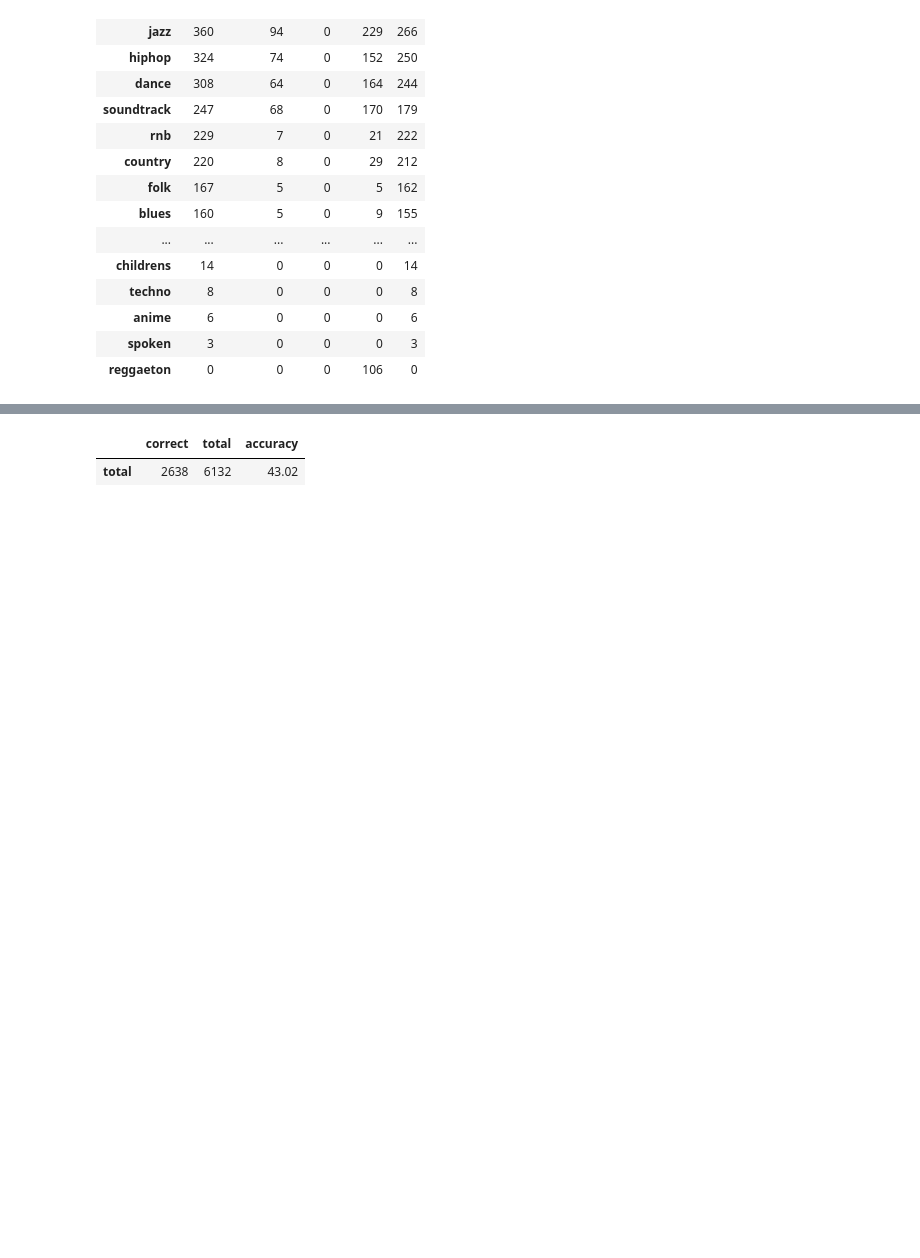
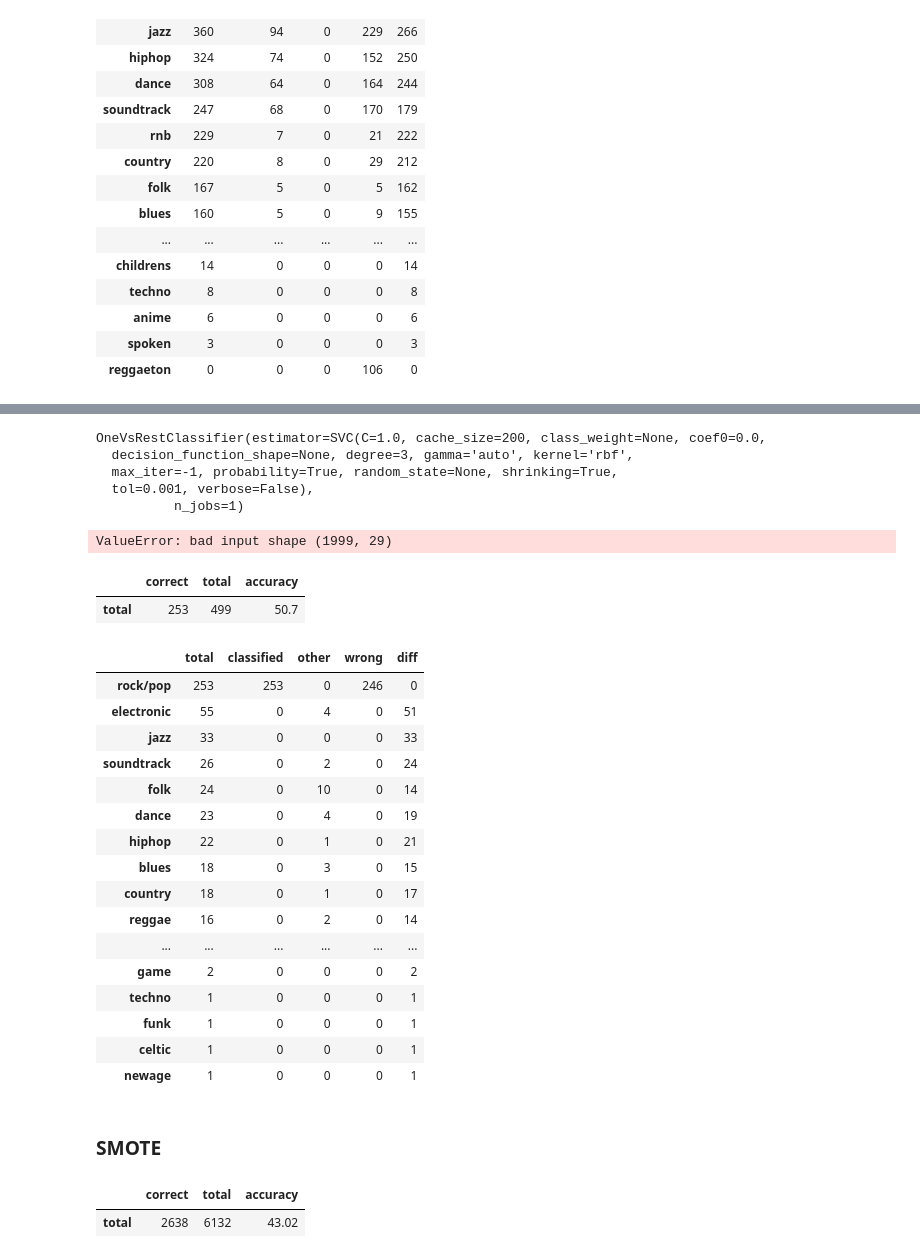
Before and after one commit to RyuuTDF/AcousticBrainz, a Jupyter notebook: SVM.ipynb, the cells around one changed output, grey strips where cells are left out. Cells and saved outputs as stored; diff of their text form; code cells hidden in the pictures; blank space fills up the shorter version.

Commit message:
update multilabel

```diff
--- a/SVM.ipynb
+++ b/SVM.ipynb
@@ -386,10 +411,63 @@ gr_label_new = MultiLabelBinarizer().fit_transform(gr_label_new)
 # %%
 from sklearn.svm import SVC
-classif = OneVsRestClassifier(SVC(kernel='linear'))
-
-results_smote_knn = do_experiment(classif,
-                                 training_data,
-                                 gr_label_new)
+classif = OneVsRestClassifier(SVC(probability=True))
+pipeline_multi = make_pipeline(SMOTE(random_state=RANDOM_STATE), classif)
+# %%
+classif.fit(training_data[1:2000], gr_label_new)
+# %% [output]
+OneVsRestClassifier(estimator=SVC(C=1.0, cache_size=200, class_weight=None, coef0=0.0,
+  decision_function_shape=None, degree=3, gamma='auto', kernel='rbf',
+  max_iter=-1, probability=True, random_state=None, shrinking=True,
+  tol=0.001, verbose=False),
+          n_jobs=1)
+# %%
+pipeline_multi.fit(training_data[1:2000], gr_label_new)
+# %% [output]
+ValueError: bad input shape (1999, 29)
+# %%
+pred_multi = classif.predict(training_data[2001:2500])
+# %%
+pred_label = []
+for prediction in pred_multi:
+    check_array = np.where(prediction==1)
+    i= check_array[0][0]
+    label = genre_class[i]
+#     label = ''
+#     for item in check_array:
+#         new_label = genre_class[item]
+#         if label== '':
+#             label = new_label
+#         else:
+#             label = label +','+ new_label
+    pred_label.append(label)
+# %%
+%run Evaluation.ipynb
+evaluation_results = evaluate(pred_label, groundtruth[2001:2500]['main_genres'])
+
+display(evaluation_results[0])
+display(evaluation_results[1])
+# %% [output]
+|  | correct | total | accuracy |
+| total | 253 | 499 | 50.7 |
+|  | total | classified | other | wrong | diff |
+| rock/pop | 253 | 253 | 0 | 246 | 0 |
+| electronic | 55 | 0 | 4 | 0 | 51 |
+| jazz | 33 | 0 | 0 | 0 | 33 |
+| soundtrack | 26 | 0 | 2 | 0 | 24 |
+| folk | 24 | 0 | 10 | 0 | 14 |
+| dance | 23 | 0 | 4 | 0 | 19 |
+| hiphop | 22 | 0 | 1 | 0 | 21 |
+| blues | 18 | 0 | 3 | 0 | 15 |
+| country | 18 | 0 | 1 | 0 | 17 |
+| reggae | 16 | 0 | 2 | 0 | 14 |
+| ... | ... | ... | ... | ... | ... |
+| game | 2 | 0 | 0 | 0 | 2 |
+| techno | 1 | 0 | 0 | 0 | 1 |
+| funk | 1 | 0 | 0 | 0 | 1 |
+| celtic | 1 | 0 | 0 | 0 | 1 |
+| newage | 1 | 0 | 0 | 0 | 1 |
+# %% [markdown]
+### SMOTE
 # %%
 # pipeline_svc = make_pipeline(NearMiss(version=2, random_state=RANDOM_STATE),
 #                          LinearSVC(random_state=RANDOM_STATE))
```
Also changed, not shown: parts of 6 cells of this notebook, 1 other file.
